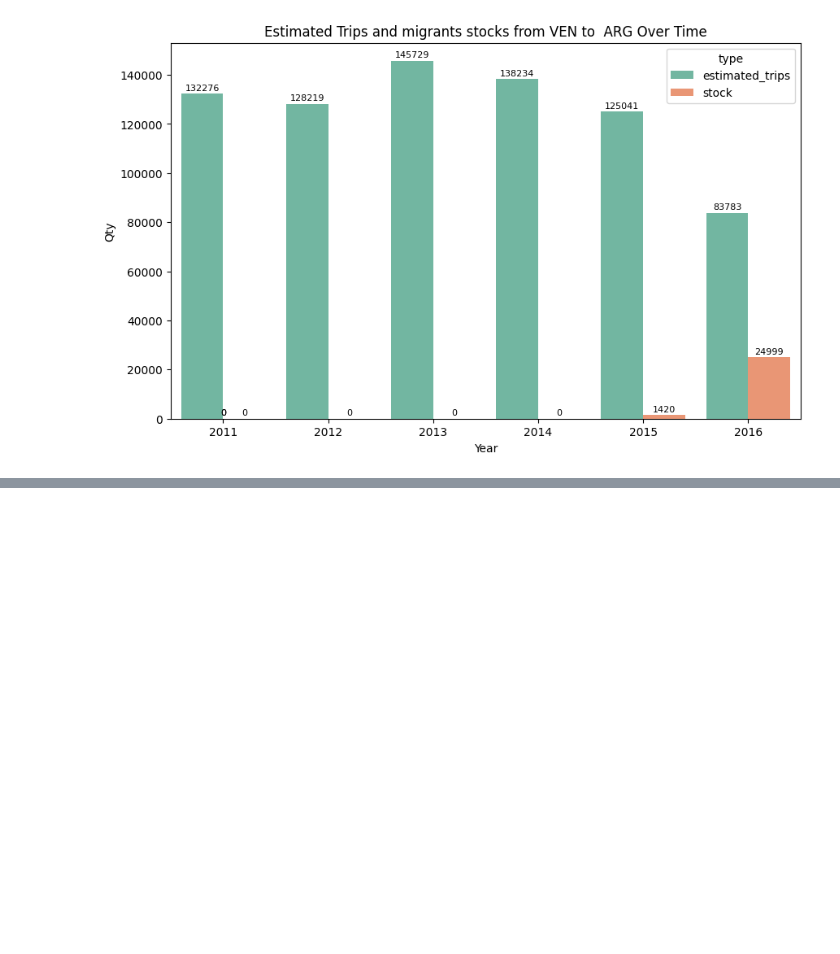
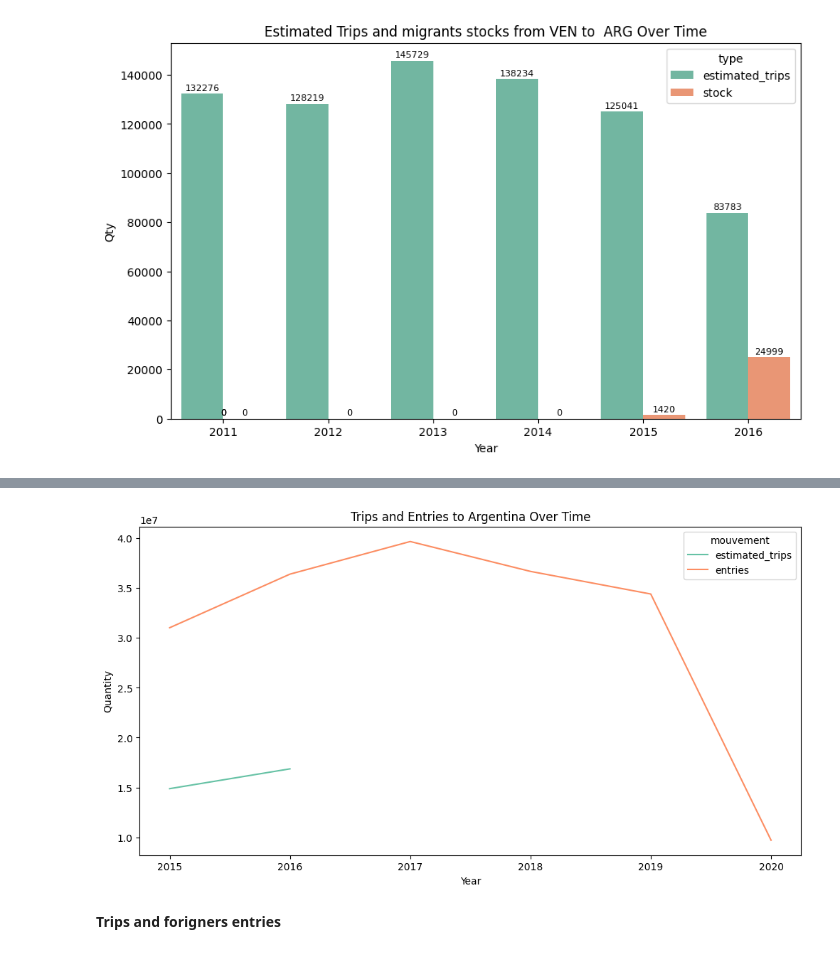
Before and after one commit to natdebandi/migmobs_exploratory, a Jupyter notebook: mobility_v2-0.ipynb, the cells around one changed output, grey strips where cells are left out. Saved outputs shown, nothing was run; the diff lists cells and outputs as text; code cells hidden in the pictures; blank space fills up the shorter version.

```diff
--- a/mobility_v2-0.ipynb
+++ b/mobility_v2-0.ipynb
@@ -752,0 +785,9 @@ for country in melted_df['country_dest'].unique():
+# %%
+#get the total entries only
+df_entries = df_migration[(df_migration['variable_name'] == 'entries_mouvements') & (df_migration['origin'] == 'Total')]
+# %%
+# Create a new DataFrame with selected columns and rename 'value' to 'entries'
+df_entries = df_entries[['year', 'country_code', 'value']].rename(columns={'value': 'entries'})
+
+# Display the first few rows of the new DataFrame
+print(df_entries.head())
@@ -752,0 +801,7 @@ for country in melted_df['country_dest'].unique():
+# %%
+## get the movements
+total_mov_mig = pd.merge(df_entries,country_source_df_grp, on=['year', 'country_code'], how='left')
+
+total_mov_mig = total_mov_mig[total_mov_mig['country_code'] == 'ARG']
+
+total_mov_mig
@@ -752,0 +826,18 @@ for country in melted_df['country_dest'].unique():
+# %%
+melted_df = pd.melt(total_mov_mig, id_vars=['year', 'country_code'],
+                    value_vars=['estimated_trips', 'entries'],
+                    var_name='mouvement', value_name='quantity')
+
+melted_df['quantity'] = pd.to_numeric(melted_df['quantity'], errors='coerce').astype('Int64')
+# %%
+
+plt.figure(figsize=(12, 6))
+sns.lineplot(x='year', y='quantity', hue='mouvement', data=melted_df, palette = "Set2")
+plt.title('Trips and Entries to Argentina Over Time')
+plt.xlabel('Year')
+plt.ylabel('Quantity')
+plt.show()
+# %% [output]
+[figure, added]
+# %% [markdown]
+**Trips and forigners entries**
```
Also changed, not shown: parts of 20 cells of this notebook.
